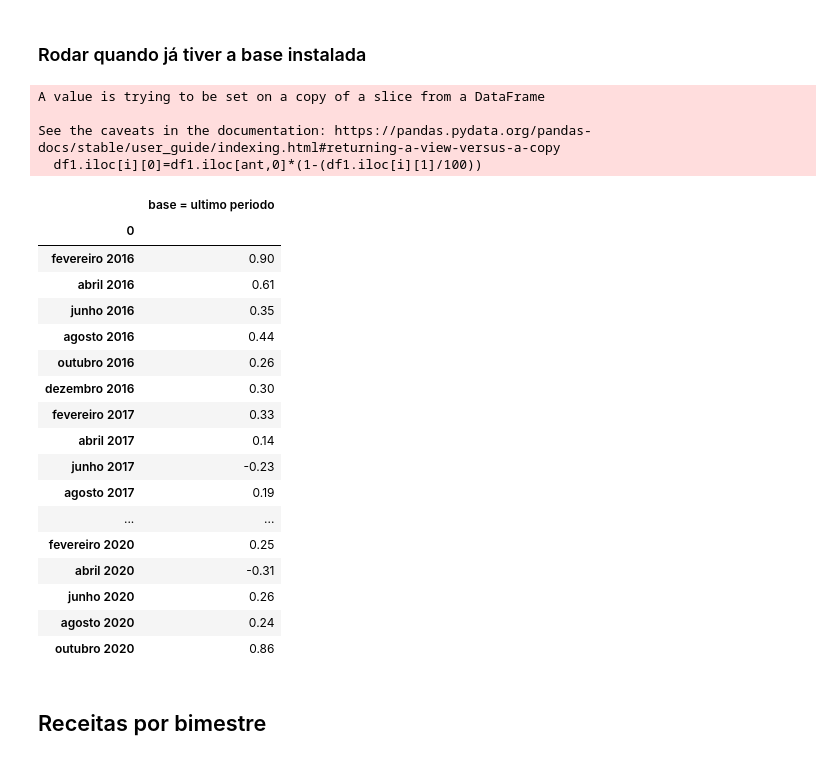
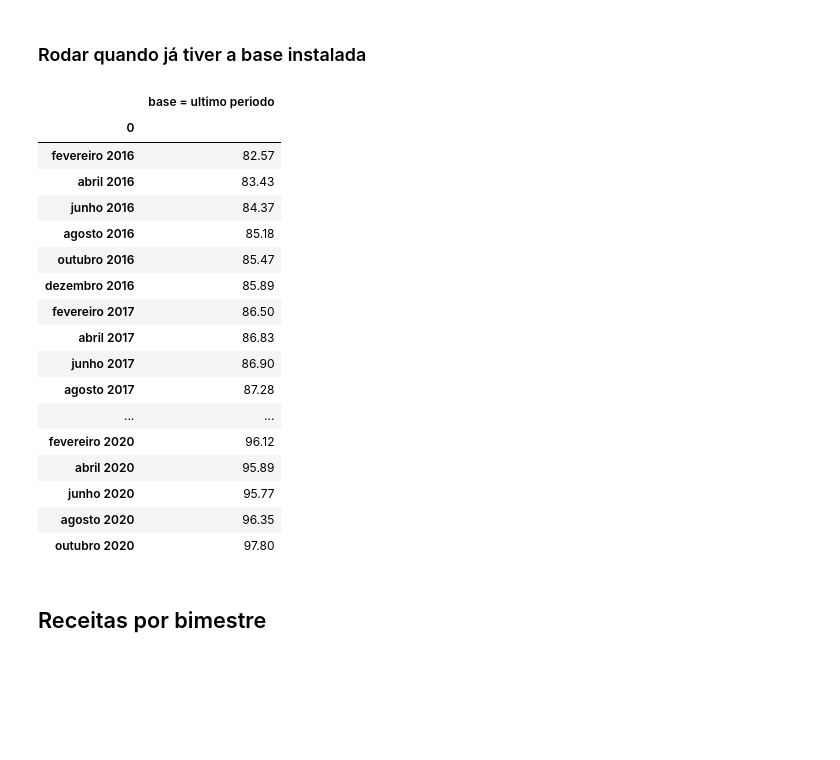
Before and after one commit to yanprada/platform-curiocidades, a Jupyter notebook: notebook/Cria as Tabelas.ipynb, the cells around one changed output. Drawn from its saved outputs; the diff is of its cells as text; code cells hidden in the pictures; blank space fills up the shorter version.

```diff
--- a/notebook/Cria as Tabelas.ipynb
+++ b/notebook/Cria as Tabelas.ipynb
@@ -243,63 +243,61 @@ ipca.dropna(axis=0,inplace=True)
 ipca = ipca.loc['fevereiro 2016':]
 ipca['Brasil']=ipca['Brasil'].astype(float)
 ipca['Outro']=ipca['Brasil'].shift(-1)
+ipca['Acumulado'] = [0]*len(ipca['Brasil'])
 ipca.iloc[-1,0]=100
 df1=ipca
 
-i=-2
+i=-1
 while i >= -len(df1['Brasil']):
     ant=i+1
-    if ant == 0:
-        df1.iloc[i][0]=100*((1-(df1.iloc[i][1]/100)))
+    if i==-1:
+        df1.iloc[i , 2]=100
     else:
-        df1.iloc[i][0]=df1.iloc[ant,0]*(1-(df1.iloc[i][1]/100))
+        df1.iloc[i , 2]=(100/(100+df1.iloc[i , 1])*df1.iloc[ant , 2])
     i=i-1
-df1.drop('Outro',axis=1,inplace=True)
+
+df1.drop(['Brasil','Outro'],axis=1,inplace=True)
 df1.columns = ['base = ultimo periodo']
 df1.reset_index(inplace=True)
 
 
 #Arruma as datas
 meses = ['fevereiro','abril','junho','agosto','outubro','dezembro']
 ano = ['2016','2017','2018','2019','2020']
 lista = []
 for i in ano:
     for j in meses:
         data="{} {}".format(j,i)
         lista.append(data)
 df1 = df1[df1[0].isin(lista)]
 if len(df1[0])%2:
     df1.set_index(0,inplace=True)
 else:
     df1 = df1.iloc[:-1] #ALTERAR AQUI A DATA PARA OUTROS MESES
     df1.set_index(0,inplace=True)
 #Exporta os dados
 ipca=df1
 ipca.to_csv(path_download2, index = True)
 ipca
 # %% [output]
-A value is trying to be set on a copy of a slice from a DataFrame
-
-See the caveats in the documentation: https://pandas.pydata.org/pandas-docs/stable/user_guide/indexing.html#returning-a-view-versus-a-copy
-  df1.iloc[i][0]=df1.iloc[ant,0]*(1-(df1.iloc[i][1]/100))
 |  | base = ultimo periodo |
 | 0 |  |
-| fevereiro 2016 | 0.90 |
-| abril 2016 | 0.61 |
-| junho 2016 | 0.35 |
-| agosto 2016 | 0.44 |
-| outubro 2016 | 0.26 |
-| dezembro 2016 | 0.30 |
-| fevereiro 2017 | 0.33 |
-| abril 2017 | 0.14 |
-| junho 2017 | -0.23 |
-| agosto 2017 | 0.19 |
+| fevereiro 2016 | 82.57 |
+| abril 2016 | 83.43 |
+| junho 2016 | 84.37 |
+| agosto 2016 | 85.18 |
+| outubro 2016 | 85.47 |
+| dezembro 2016 | 85.89 |
+| fevereiro 2017 | 86.50 |
+| abril 2017 | 86.83 |
+| junho 2017 | 86.90 |
+| agosto 2017 | 87.28 |
 | ... | ... |
-| fevereiro 2020 | 0.25 |
-| abril 2020 | -0.31 |
-| junho 2020 | 0.26 |
-| agosto 2020 | 0.24 |
-| outubro 2020 | 0.86 |
+| fevereiro 2020 | 96.12 |
+| abril 2020 | 95.89 |
+| junho 2020 | 95.77 |
+| agosto 2020 | 96.35 |
+| outubro 2020 | 97.80 |
 # %% [markdown]
 ## Receitas por bimestre
 # %%
```
Also changed, not shown: parts of 14 cells of this notebook, 20 other files.
